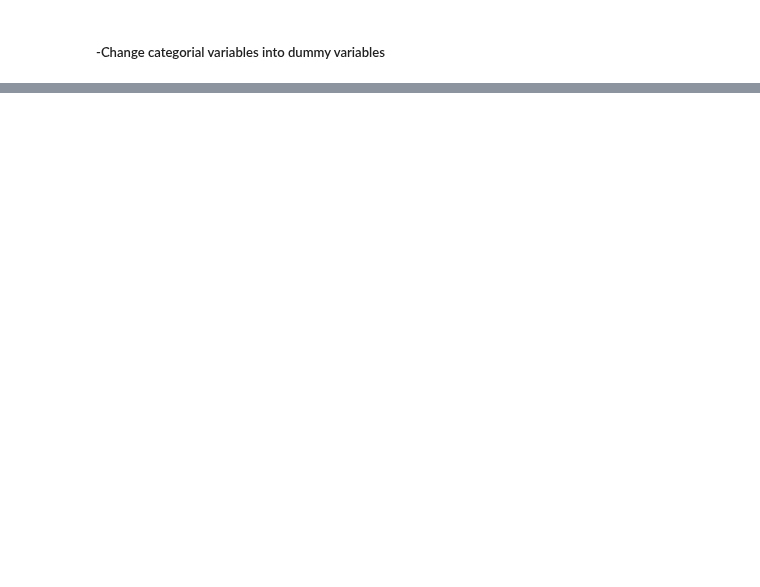
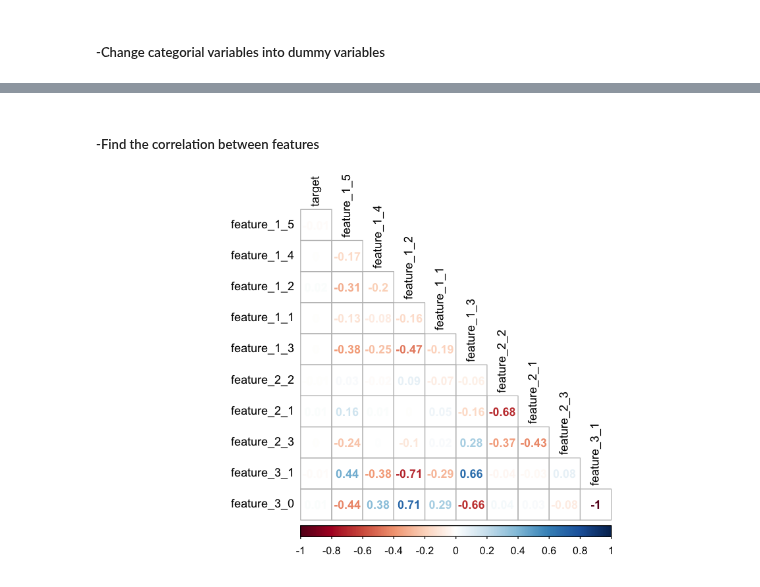
Before and after one commit to hsing-yi-wang/Kaggle_Projects, a Jupyter notebook: Elo_Merchant.ipynb, the cells around one changed output, grey strips where cells are left out. Cells and saved outputs as stored; diff of their text form; code cells hidden in the pictures; blank space fills up the shorter version.

```diff
--- a/Elo_Merchant.ipynb
+++ b/Elo_Merchant.ipynb
@@ -682,0 +561,10 @@ Warning message in predict.lm(subtrain_regression, validation):
+# %% [markdown]
+##### -Find the correlation between features
+# %%
+#correlation
+options(repr.plot.width=8, repr.plot.height=5)
+train_feature_dummy %>% select(-first_active_month, -card_id, -feature_1, -feature_2, -feature_3) %>%
+        model.matrix(~.-1, .) %>% cor(method = "spearman") %>%
+        corrplot(type="lower", method = "number", tl.col = "black", diag=FALSE, tl.cex = 0.9, number.cex = 0.9)
+# %% [output]
+[figure, added]
```
Also changed, not shown: parts of 29 cells of this notebook, 1 other file.
